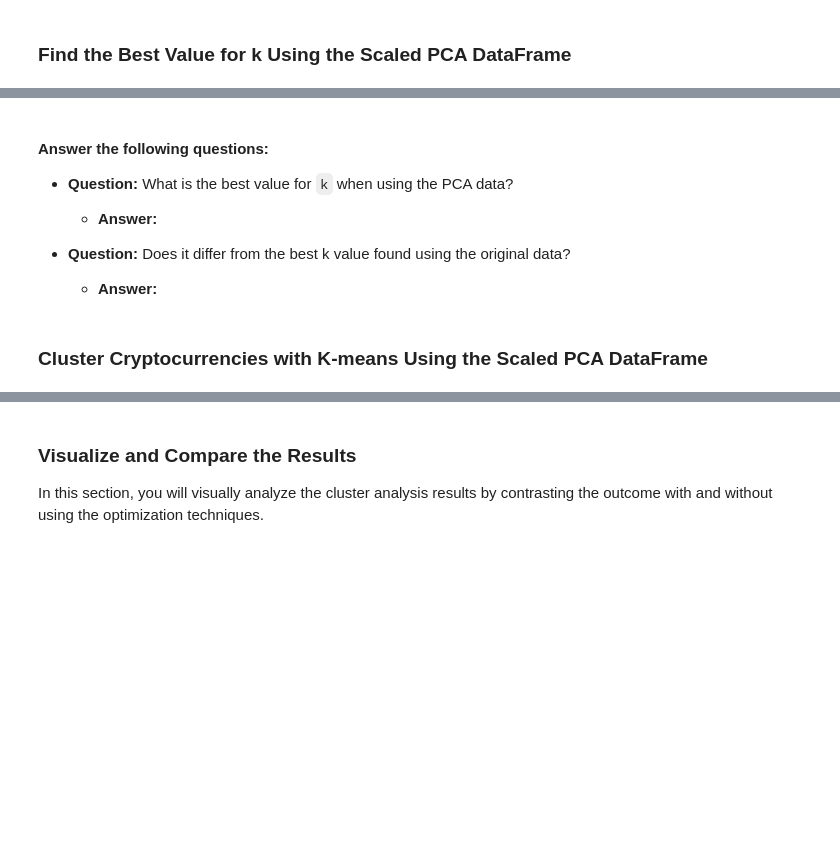
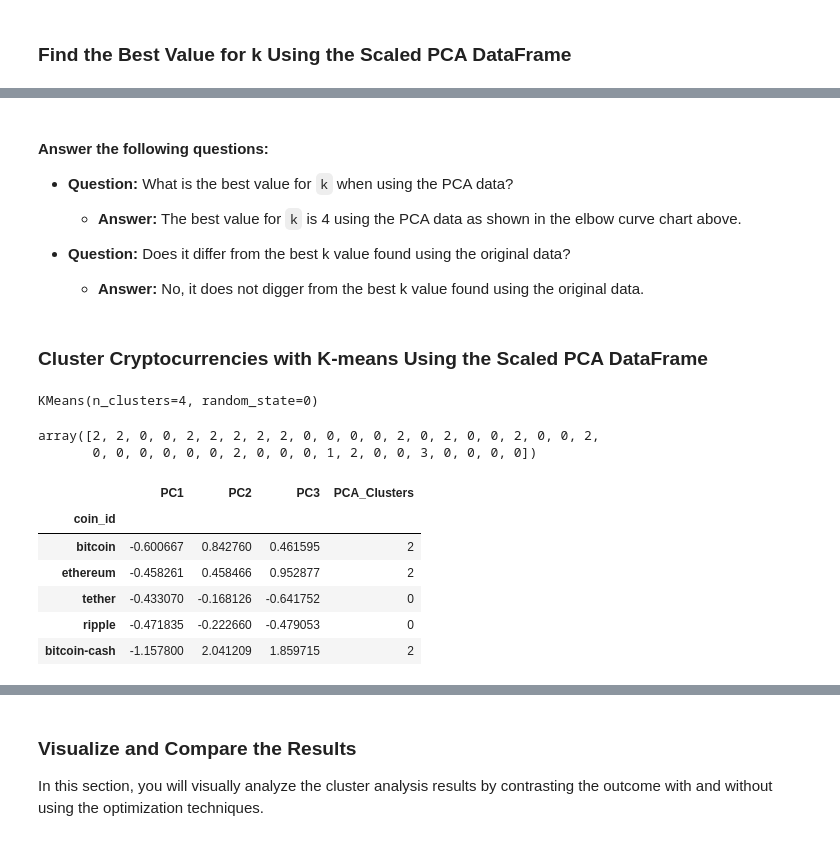
Before and after one commit to Feda2020/CryptoClustering, a Jupyter notebook: Crypto_Clustering.ipynb, the cells around one changed output, grey strips where cells are left out. Drawn from its saved outputs; the diff is of its cells as text; code cells hidden in the pictures; blank space fills up the shorter version.

Commit message:
Finished the cluster cryptocurrences w/ K-means using PCA data

```diff
--- a/Crypto_Clustering.ipynb
+++ b/Crypto_Clustering.ipynb
@@ -257,11 +269,15 @@ array([0.3719856 , 0.34700813, 0.17603793])
 # %%
 # Create an empty list to store the inertia values
-
+inertia = []
 
 # Create a for loop to compute the inertia with each possible value of k
 # Inside the loop:
 # 1. Create a KMeans model using the loop counter for the n_clusters
 # 2. Fit the model to the data using `df_market_data_pca`
 # 3. Append the model.inertia_ to the inertia list
+for i in k:
+    k_model = KMeans(n_clusters=i, random_state=0)
+    k_model.fit(market_pca_df)
+    inertia.append(k_model.inertia_)
 # %%
 # Create a dictionary with the data to plot the Elbow curve
@@ -275,31 +315,48 @@ array([0.3719856 , 0.34700813, 0.17603793])
 
 * **Question:** What is the best value for `k` when using the PCA data?
 
-  * **Answer:**
+  * **Answer:** The best value for `k` is 4 using the PCA data as shown in the elbow curve chart above.
 
 
 * **Question:** Does it differ from the best k value found using the original data?
 
-  * **Answer:**
+  * **Answer:** No, it does not digger from the best k value found using the original data.
 # %% [markdown]
 ### Cluster Cryptocurrencies with K-means Using the Scaled PCA DataFrame
 # %%
 # Initialize the K-Means model using the best value for k
+k_model = KMeans(n_clusters=4, random_state=0)
 # %%
 # Fit the K-Means model using the PCA data
+k_model.fit(market_pca_df)
+# %% [output]
+KMeans(n_clusters=4, random_state=0)
 # %%
 # Predict the clusters to group the cryptocurrencies using the scaled PCA DataFrame
-
+pca_clusters = k_model.predict(market_pca_df)
 
 # Print the resulting array of cluster values.
+pca_clusters
+# %% [output]
+array([2, 2, 0, 0, 2, 2, 2, 2, 2, 0, 0, 0, 0, 2, 0, 2, 0, 0, 2, 0, 0, 2,
+       0, 0, 0, 0, 0, 0, 2, 0, 0, 0, 1, 2, 0, 0, 3, 0, 0, 0, 0])
 # %%
 # Create a copy of the scaled PCA DataFrame
-
+market_pca_df_copy = market_pca_df.copy()
 
 # Add a new column to the copy of the PCA DataFrame with the predicted clusters
-
+market_pca_df_copy["PCA_Clusters"] = pca_clusters
 
 # Display the copy of the scaled PCA DataFrame
+market_pca_df_copy.head()
+# %% [output]
+|  | PC1 | PC2 | PC3 | PCA_Clusters |
+| coin_id |  |  |  |  |
+| bitcoin | -0.600667 | 0.842760 | 0.461595 | 2 |
+| ethereum | -0.458261 | 0.458466 | 0.952877 | 2 |
+| tether | -0.433070 | -0.168126 | -0.641752 | 0 |
+| ripple | -0.471835 | -0.222660 | -0.479053 | 0 |
+| bitcoin-cash | -1.157800 | 2.041209 | 1.859715 | 2 |
 # %%
 # Create a scatter plot using hvPlot by setting
 # `x="PC1"` and `y="PC2"`.
```
Also changed, not shown: parts of 6 cells of this notebook.
